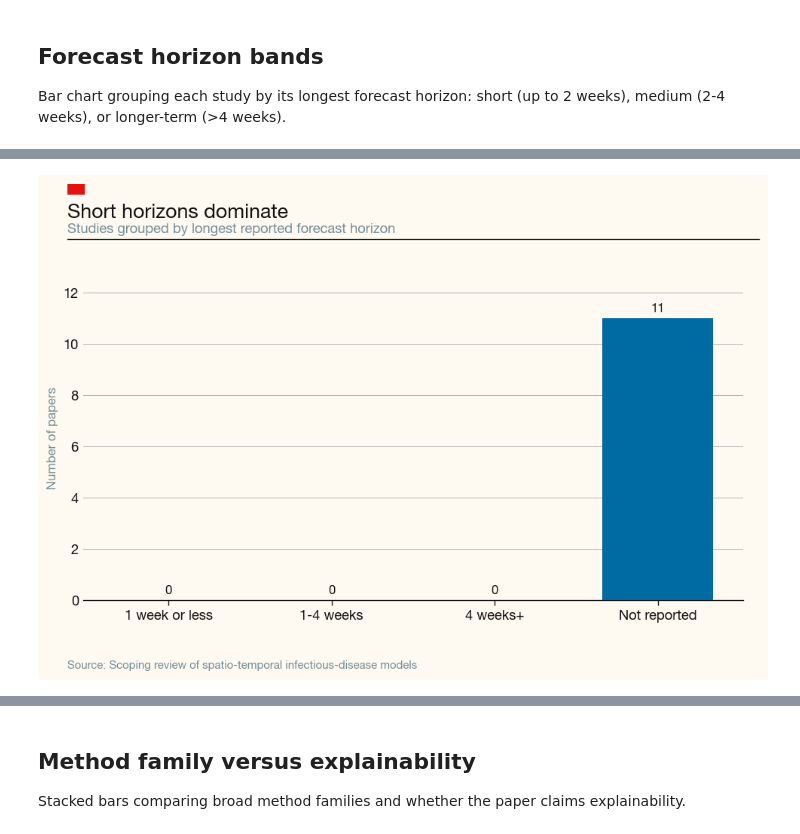
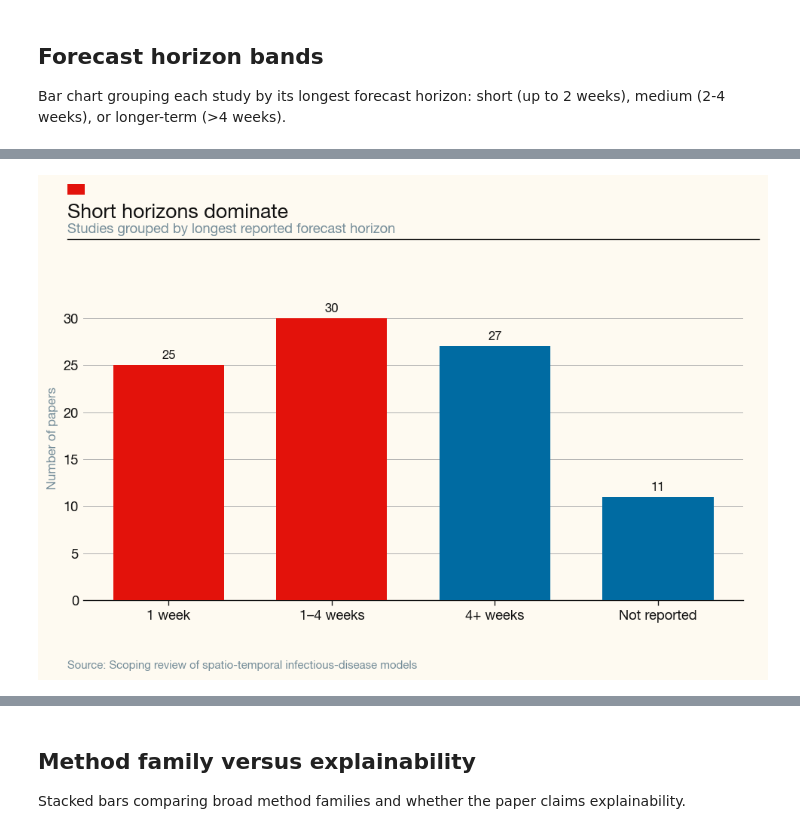
Before and after one commit to ai4ci/scoping-review-figures, a Jupyter notebook: review_analysis.ipynb, the cells around one changed output, grey strips where cells are left out. Cells and saved outputs as stored; diff of their text form; code cells hidden in the pictures.

```diff
--- a/review_analysis.ipynb
+++ b/review_analysis.ipynb
@@ -318,28 +366,83 @@ Bar chart grouping each study by its longest forecast horizon: short (up to 2 we
 # %%
-horizon_band_counts = (df_time["forecast_horizon_band"]
-                       .value_counts()
-                       .reindex(HORIZON_BAND_ORDER, fill_value=0))
+HORIZON_BAND_ORDER = ["1 week", "1–4 weeks", "4+ weeks", "Not reported"]
+
+horizon_band_counts = (
+    df_time["forecast_horizon_band"]
+    .value_counts()
+    .reindex(HORIZON_BAND_ORDER, fill_value=0)
+)
+
+df_time["forecast_horizon_days"] = (
+    df_time["Forecast horizon"]
+    .apply(parse_horizon_days)
+)
+
+def horizon_band(days):
+    if pd.isna(days):
+        return "Not reported"
+    elif days <= 7:
+        return "1 week"
+    elif days <= 28:
+        return "1–4 weeks"
+    else:
+        return "4+ weeks"
+
+df_time["forecast_horizon_band"] = (
+    df_time["forecast_horizon_days"]
+    .apply(horizon_band)
+)
+
+print(df_time["forecast_horizon_band"].value_counts())
 
 fig = plt.figure(figsize=(8.8, 5.6))
 ax = fig.add_axes([0.10, 0.16, 0.83, 0.64])
-colors = [ECON["red"] if k == "<=2 weeks" else ECON["navy"] for k in horizon_band_counts.index]
-bars = ax.bar(horizon_band_counts.index, horizon_band_counts.values, color=colors, width=0.68, zorder=3)
+
+# Highlight short horizons in red
+colors = [
+    ECON["red"] if k in ["1 week", "1–4 weeks"] else ECON["navy"]
+    for k in horizon_band_counts.index
+]
+
+bars = ax.bar(
+    horizon_band_counts.index,
+    horizon_band_counts.values,
+    color=colors,
+    width=0.68,
+    zorder=3,
+)
+
+ymax = horizon_band_counts.max()
 
 for bar in bars:
     h = bar.get_height()
-    ax.text(bar.get_x() + bar.get_width() / 2, h + max(horizon_band_counts.values) * 0.015,
-            f"{int(h)}", ha="center", va="bottom", fontsize=10, color=ECON["ink"])
+    ax.text(
+        bar.get_x() + bar.get_width() / 2,
+        h + ymax * 0.015,
+        f"{int(h)}",
+        ha="center",
+        va="bottom",
+        fontsize=10,
+        color=ECON["ink"],
+    )
 
-ax.set_ylim(0, max(horizon_band_counts.values) * 1.15)
+ax.set_ylim(0, ymax * 1.15)
 ax.set_xlabel("")
 ax.set_ylabel("Number of papers", fontsize=10, color=ECON["grey"])
+
 econ_axes(ax, grid_axis="y")
 
-economist_frame(fig,
+economist_frame(
+    fig,
     title="Short horizons dominate",
-    subtitle="Studies grouped by longest reported forecast horizon")
+    subtitle="Studies grouped by longest reported forecast horizon",
+)
+
 _out = FIG_DIR / "fig_forecast_horizon_bands.png"
-fig.savefig(_out)
+fig.savefig(_out, dpi=300, bbox_inches="tight")
+
 print(f"saved -> {_out.resolve()}")
+
 plt.show()
+
+print(df_time["forecast_horizon_band"].value_counts())
 # %% [output]
@@ -346,2 +455,2 @@ plt.show()
 saved -> /Users/oc25003/scoping-review-figures/exported_figures/fig_forecast_horizon_bands.png
-[figure, old version]
+[figure, new version]
```
Also changed, not shown: parts of 10 cells of this notebook, 5 other files.
